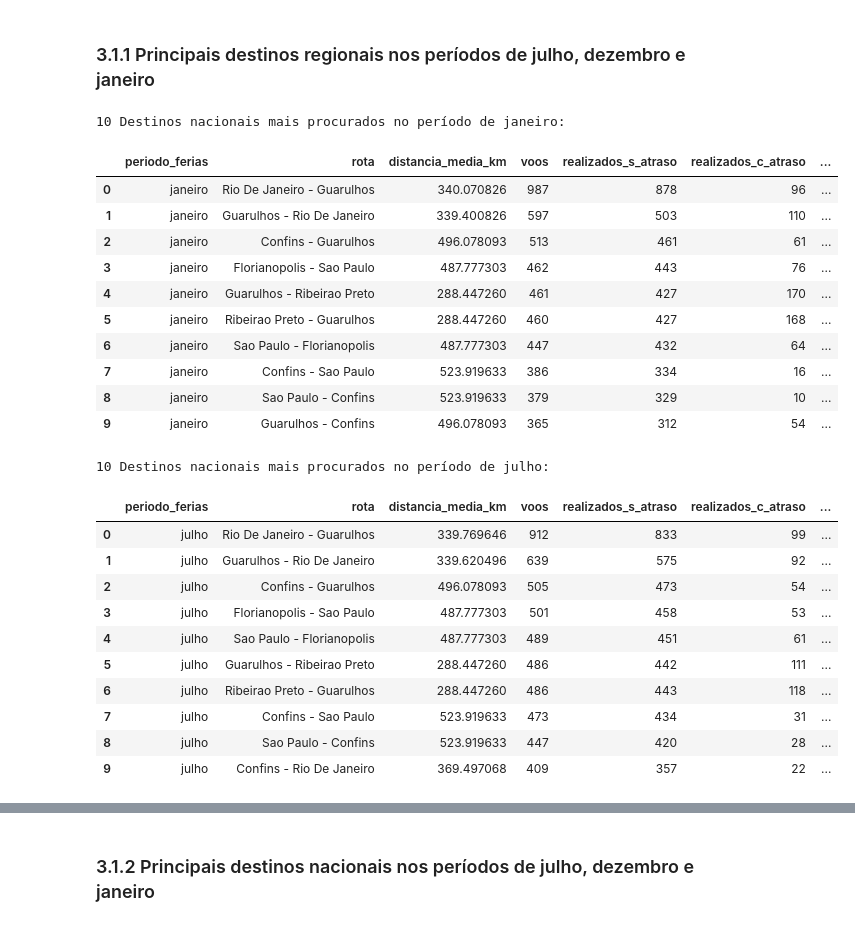
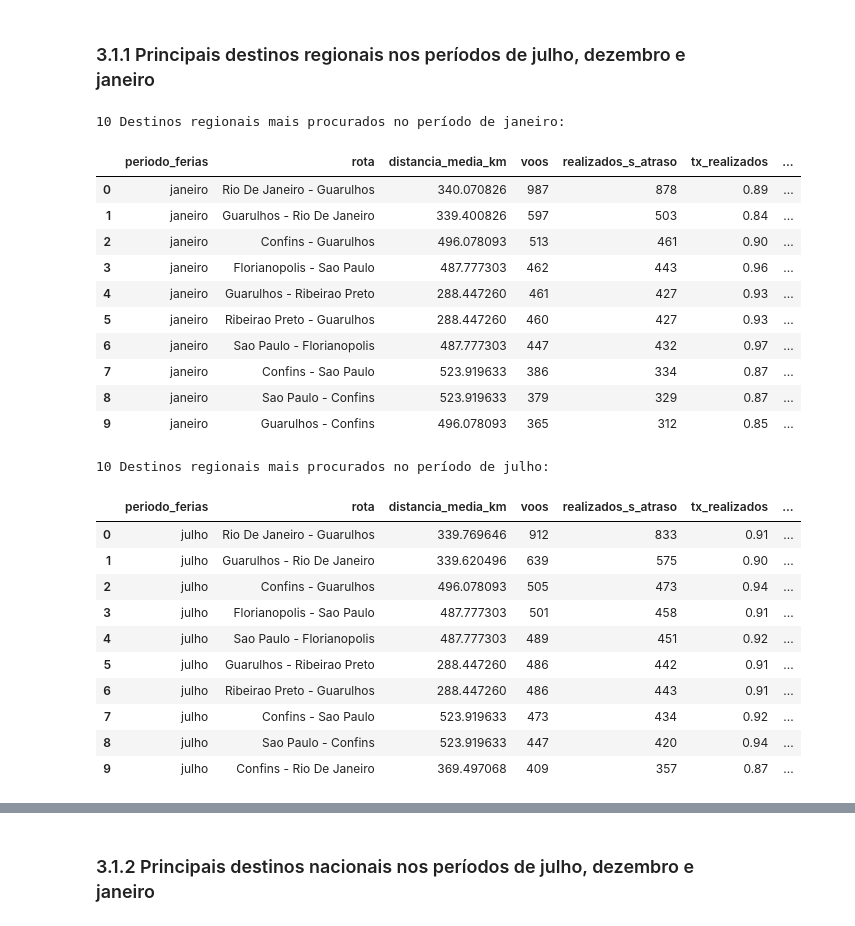
Before and after one commit to rderoncio/a3_bigdata_analisedados, a Jupyter notebook: A3/anac_análise_exploratória.ipynb, the cells around one changed output, grey strips where cells are left out. Saved outputs shown, nothing was run; the diff lists cells and outputs as text; code cells hidden in the pictures.

Commit message:
add taxas e get_voos_ferias_tipo_linha

```diff
--- a/A3/anac_análise_exploratória.ipynb
+++ b/A3/anac_análise_exploratória.ipynb
@@ -199,10 +199,13 @@ AnacVoos.dados['justificativa_cancelamento'] = np.where(
 #### 2.3.3.6. Rota
 # %%
 AnacVoos.dados = AnacVoos.dados.assign(rota=AnacVoos.dados.apply(
-    lambda row: (row['pais_origem'] + ' - ' + row['pais_destino'])
+    lambda row:
+    (row['pais_origem'] + ' - ' + row['pais_destino'])
     if row['codigo_tipo_linha'] == 'Internacional'
+
     else (row['estado_origem'] + ' - ' + row['estado_destino'])
     if row['codigo_tipo_linha'] == 'Nacional'
+
     else (row['cidade_origem'] + ' - ' + row['cidade_destino']),
     axis=1
 ))
@@ -288,7 +291,7 @@ voos_ferias_agg = voos_ferias.groupby(['codigo_tipo_linha', 'periodo_ferias']).a
     cancelados=('situacao_voo', lambda x: (x == 'Cancelado').sum())
 ).reset_index()
 
-for periodo in AnacVoos.periodo_ferias_distinct:
+for periodo in AnacVoos.periodo_ferias:
     df_query = voos_ferias_agg.query("periodo_ferias == @periodo").reset_index(drop=True)
     display(df_query)
 # %% [output]
@@ -320,43 +323,41 @@ Plot.periodo_ferias_geral(
 ### 3.1.1 Principais destinos regionais nos períodos de julho, dezembro e janeiro
 # %%
 #Dataframe
-regionais = voos_ferias[voos_ferias['codigo_tipo_linha'] == 'Regional'] \
-    .groupby(['periodo_ferias', 'rota']) \
-    .agg(
-        distancia_media_km=('distancia_km', 'mean'),
-        voos=('distancia_km', 'size'),
-        realizados_s_atraso=('situacao_voo', lambda x: (x == 'Realizado').sum()),
-        realizados_c_atraso=('partida_atrasou', lambda x: (x == 'S').sum()),
-        cancelados=('situacao_voo', lambda x: (x == 'Cancelado').sum()),
-        ) \
-    .reset_index().sort_values(by=['voos', 'distancia_media_km'], ascending=[False, True])
+regionais = AnacVoos.get_voos_ferias_tipo_linha(
+    codigo_tipo_linha = 'Regional',
+    percentuais = [
+        ['tx_realizados', 'realizados_s_atraso'],
+        ['tx_atrasos', 'realizados_c_atraso'],
+        ['tx_cancelados', 'cancelados']],
+    round = 2,
+    reindex = True
+)
 
-for periodo in AnacVoos.periodo_ferias_distinct:
-    print(f"10 Destinos regionais mais procurados no período de {periodo}:")
+for periodo in AnacVoos.periodo_ferias:
+    print(f"\n\n10 Destinos regionais mais procurados no período de {periodo}:")
     display(regionais.query("periodo_ferias == @periodo").nlargest(10, 'voos').reset_index(drop=True))
-    print()
 # %% [output]
-10 Destinos nacionais mais procurados no período de janeiro:
+10 Destinos regionais mais procurados no período de janeiro:
-|  | periodo_ferias | rota | distancia_media_km | voos | realizados_s_atraso | realizados_c_atraso | ... |
-| 0 | janeiro | Rio De Janeiro - Guarulhos | 340.070826 | 987 | 878 | 96 | ... |
-| 1 | janeiro | Guarulhos - Rio De Janeiro | 339.400826 | 597 | 503 | 110 | ... |
-| 2 | janeiro | Confins - Guarulhos | 496.078093 | 513 | 461 | 61 | ... |
-| 3 | janeiro | Florianopolis - Sao Paulo | 487.777303 | 462 | 443 | 76 | ... |
-| 4 | janeiro | Guarulhos - Ribeirao Preto | 288.447260 | 461 | 427 | 170 | ... |
-| 5 | janeiro | Ribeirao Preto - Guarulhos | 288.447260 | 460 | 427 | 168 | ... |
-| 6 | janeiro | Sao Paulo - Florianopolis | 487.777303 | 447 | 432 | 64 | ... |
-| 7 | janeiro | Confins - Sao Paulo | 523.919633 | 386 | 334 | 16 | ... |
-| 8 | janeiro | Sao Paulo - Confins | 523.919633 | 379 | 329 | 10 | ... |
-| 9 | janeiro | Guarulhos - Confins | 496.078093 | 365 | 312 | 54 | ... |
+|  | periodo_ferias | rota | distancia_media_km | voos | realizados_s_atraso | tx_realizados | ... |
+| 0 | janeiro | Rio De Janeiro - Guarulhos | 340.070826 | 987 | 878 | 0.89 | ... |
+| 1 | janeiro | Guarulhos - Rio De Janeiro | 339.400826 | 597 | 503 | 0.84 | ... |
+| 2 | janeiro | Confins - Guarulhos | 496.078093 | 513 | 461 | 0.90 | ... |
+| 3 | janeiro | Florianopolis - Sao Paulo | 487.777303 | 462 | 443 | 0.96 | ... |
+| 4 | janeiro | Guarulhos - Ribeirao Preto | 288.447260 | 461 | 427 | 0.93 | ... |
+| 5 | janeiro | Ribeirao Preto - Guarulhos | 288.447260 | 460 | 427 | 0.93 | ... |
+| 6 | janeiro | Sao Paulo - Florianopolis | 487.777303 | 447 | 432 | 0.97 | ... |
+| 7 | janeiro | Confins - Sao Paulo | 523.919633 | 386 | 334 | 0.87 | ... |
+| 8 | janeiro | Sao Paulo - Confins | 523.919633 | 379 | 329 | 0.87 | ... |
+| 9 | janeiro | Guarulhos - Confins | 496.078093 | 365 | 312 | 0.85 | ... |
-10 Destinos nacionais mais procurados no período de julho:
+10 Destinos regionais mais procurados no período de julho:
-|  | periodo_ferias | rota | distancia_media_km | voos | realizados_s_atraso | realizados_c_atraso | ... |
-| 0 | julho | Rio De Janeiro - Guarulhos | 339.769646 | 912 | 833 | 99 | ... |
-| 1 | julho | Guarulhos - Rio De Janeiro | 339.620496 | 639 | 575 | 92 | ... |
-| 2 | julho | Confins - Guarulhos | 496.078093 | 505 | 473 | 54 | ... |
-| 3 | julho | Florianopolis - Sao Paulo | 487.777303 | 501 | 458 | 53 | ... |
-| 4 | julho | Sao Paulo - Florianopolis | 487.777303 | 489 | 451 | 61 | ... |
-| 5 | julho | Guarulhos - Ribeirao Preto | 288.447260 | 486 | 442 | 111 | ... |
-| 6 | julho | Ribeirao Preto - Guarulhos | 288.447260 | 486 | 443 | 118 | ... |
-| 7 | julho | Confins - Sao Paulo | 523.919633 | 473 | 434 | 31 | ... |
-| 8 | julho | Sao Paulo - Confins | 523.919633 | 447 | 420 | 28 | ... |
-| 9 | julho | Confins - Rio De Janeiro | 369.497068 | 409 | 357 | 22 | ... |
+|  | periodo_ferias | rota | distancia_media_km | voos | realizados_s_atraso | tx_realizados | ... |
+| 0 | julho | Rio De Janeiro - Guarulhos | 339.769646 | 912 | 833 | 0.91 | ... |
+| 1 | julho | Guarulhos - Rio De Janeiro | 339.620496 | 639 | 575 | 0.90 | ... |
+| 2 | julho | Confins - Guarulhos | 496.078093 | 505 | 473 | 0.94 | ... |
+| 3 | julho | Florianopolis - Sao Paulo | 487.777303 | 501 | 458 | 0.91 | ... |
+| 4 | julho | Sao Paulo - Florianopolis | 487.777303 | 489 | 451 | 0.92 | ... |
+| 5 | julho | Guarulhos - Ribeirao Preto | 288.447260 | 486 | 442 | 0.91 | ... |
+| 6 | julho | Ribeirao Preto - Guarulhos | 288.447260 | 486 | 443 | 0.91 | ... |
+| 7 | julho | Confins - Sao Paulo | 523.919633 | 473 | 434 | 0.92 | ... |
+| 8 | julho | Sao Paulo - Confins | 523.919633 | 447 | 420 | 0.94 | ... |
+| 9 | julho | Confins - Rio De Janeiro | 369.497068 | 409 | 357 | 0.87 | ... |
```
Also changed, not shown: parts of 9 cells of this notebook, 1 other file.
